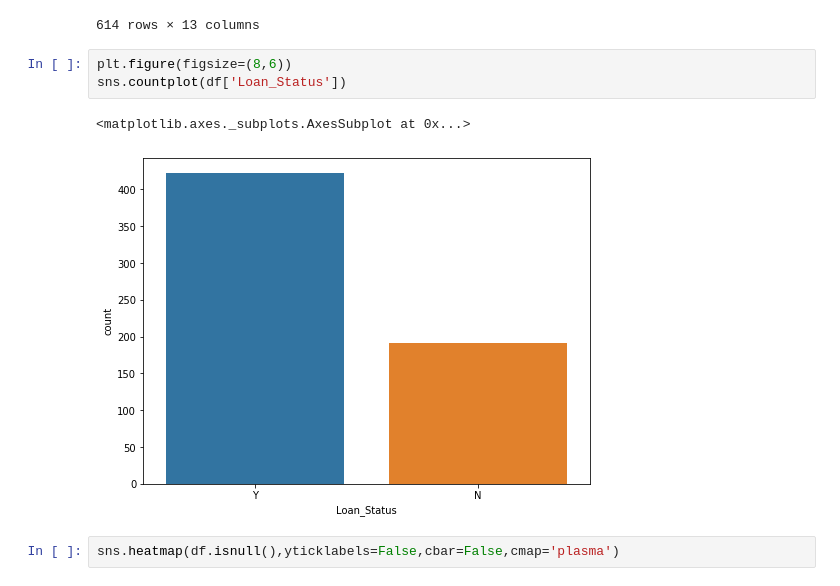
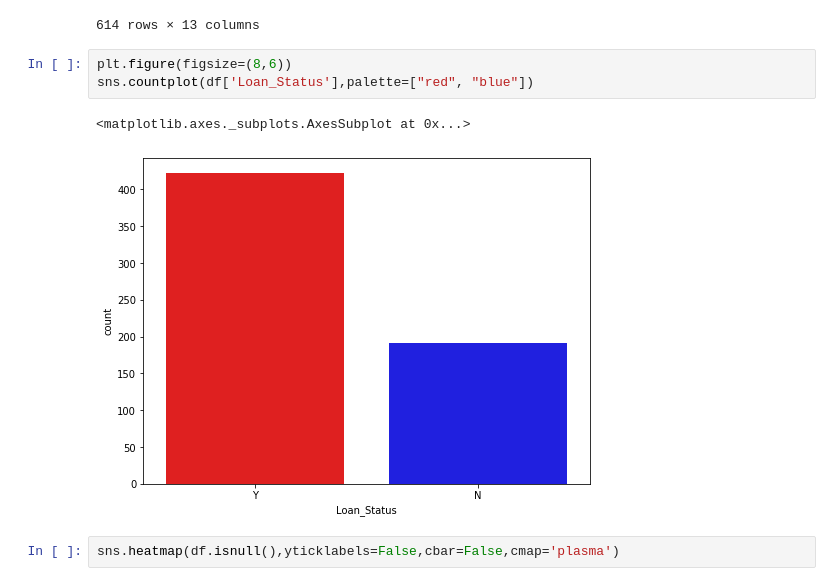
Before and after one commit to archie-95/10daysofMLChallenge, a Jupyter notebook: Day_3/Day_3_Loan_Status.ipynb, the cells around one changed output. Drawn from its saved outputs; the diff is of its cells as text.

```diff
--- a/Day_3/Day_3_Loan_Status.ipynb
+++ b/Day_3/Day_3_Loan_Status.ipynb
@@ -74,10 +74,10 @@ df
 614 rows × 13 columns
 # %%
 plt.figure(figsize=(8,6))
-sns.countplot(df['Loan_Status'])
+sns.countplot(df['Loan_Status'],palette=["red", "blue"])
 # %% [output]
 <matplotlib.axes._subplots.AxesSubplot at 0x...>
-[figure, old version]
+[figure, new version]
 # %%
 sns.heatmap(df.isnull(),yticklabels=False,cbar=False,cmap='plasma')
 # %% [output]
```
